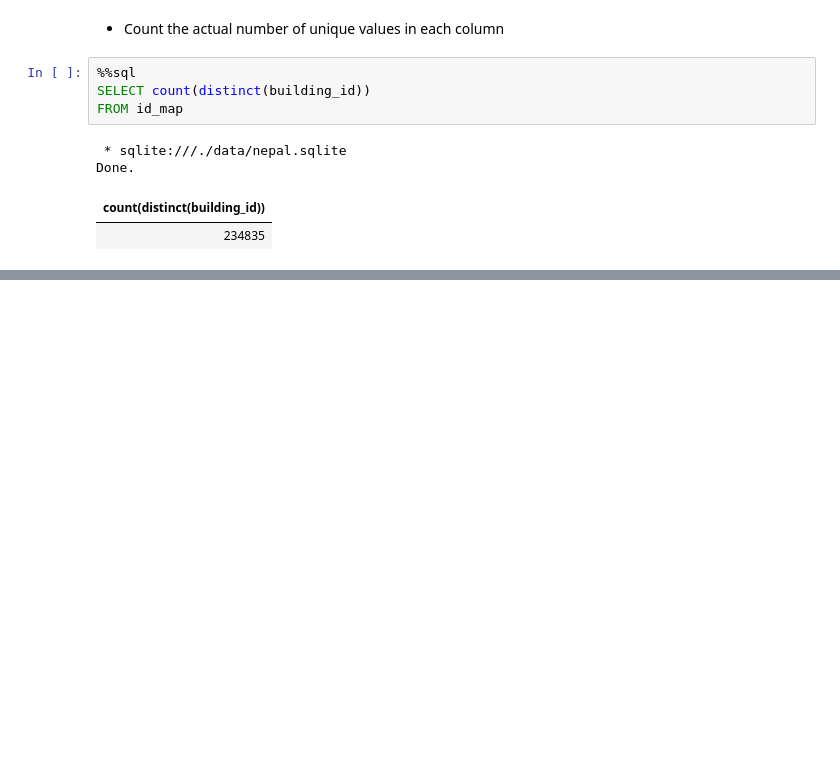
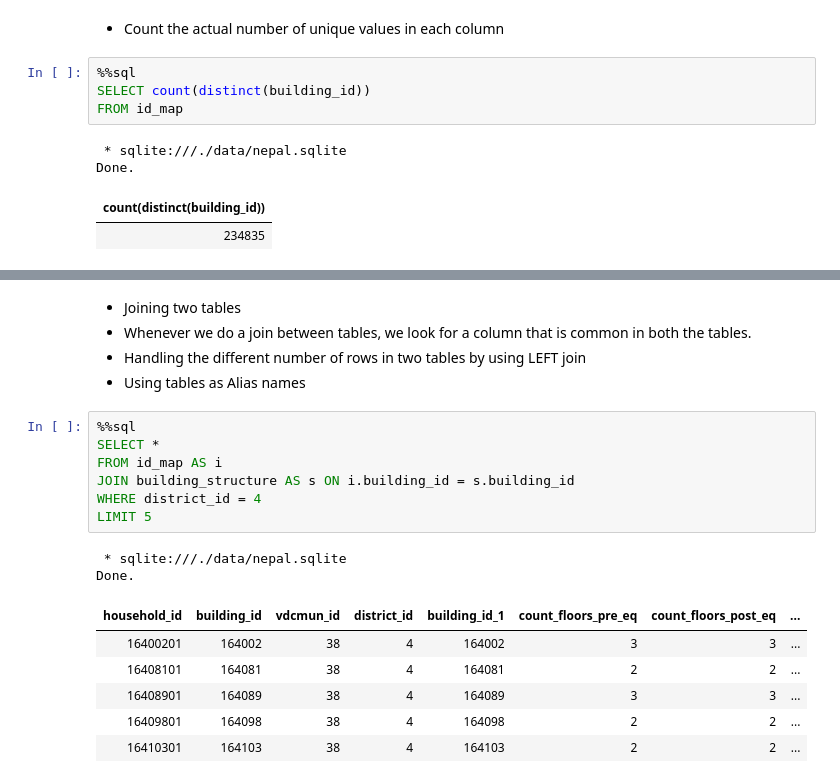
Before and after one commit to tech-ml-quant-luv/Applied_data_science_lab_worldquant, a Jupyter notebook: Project 4 - Earthquake damage in Nepal/041-sqlite.ipynb, the cells around one changed output, grey strips where cells are left out. Cells and saved outputs as stored; diff of their text form; blank space fills up the shorter version.

Commit message:
JOIN clause in SQL

```diff
--- a/Project 4 - Earthquake damage in Nepal/041-sqlite.ipynb
+++ b/Project 4 - Earthquake damage in Nepal/041-sqlite.ipynb
@@ -99,0 +167,21 @@ Done.
+# %% [markdown]
+- Joining two tables
+- Whenever we do a join between tables, we look for a column that is common in both the tables.
+- Handling the different number of rows in two tables by using LEFT join
+- Using tables as Alias names
+# %%
+%%sql
+SELECT *
+FROM id_map AS i
+JOIN building_structure AS s ON i.building_id = s.building_id
+WHERE district_id = 4
+LIMIT 5
+# %% [output]
+ * sqlite:///./data/nepal.sqlite
+Done.
+| household_id | building_id | vdcmun_id | district_id | building_id_1 | count_floors_pre_eq | count_floors_post_eq | ... |
+| 16400201 | 164002 | 38 | 4 | 164002 | 3 | 3 | ... |
+| 16408101 | 164081 | 38 | 4 | 164081 | 2 | 2 | ... |
+| 16408901 | 164089 | 38 | 4 | 164089 | 3 | 3 | ... |
+| 16409801 | 164098 | 38 | 4 | 164098 | 2 | 2 | ... |
+| 16410301 | 164103 | 38 | 4 | 164103 | 2 | 2 | ... |
```
Also changed, not shown: parts of 10 cells of this notebook.
